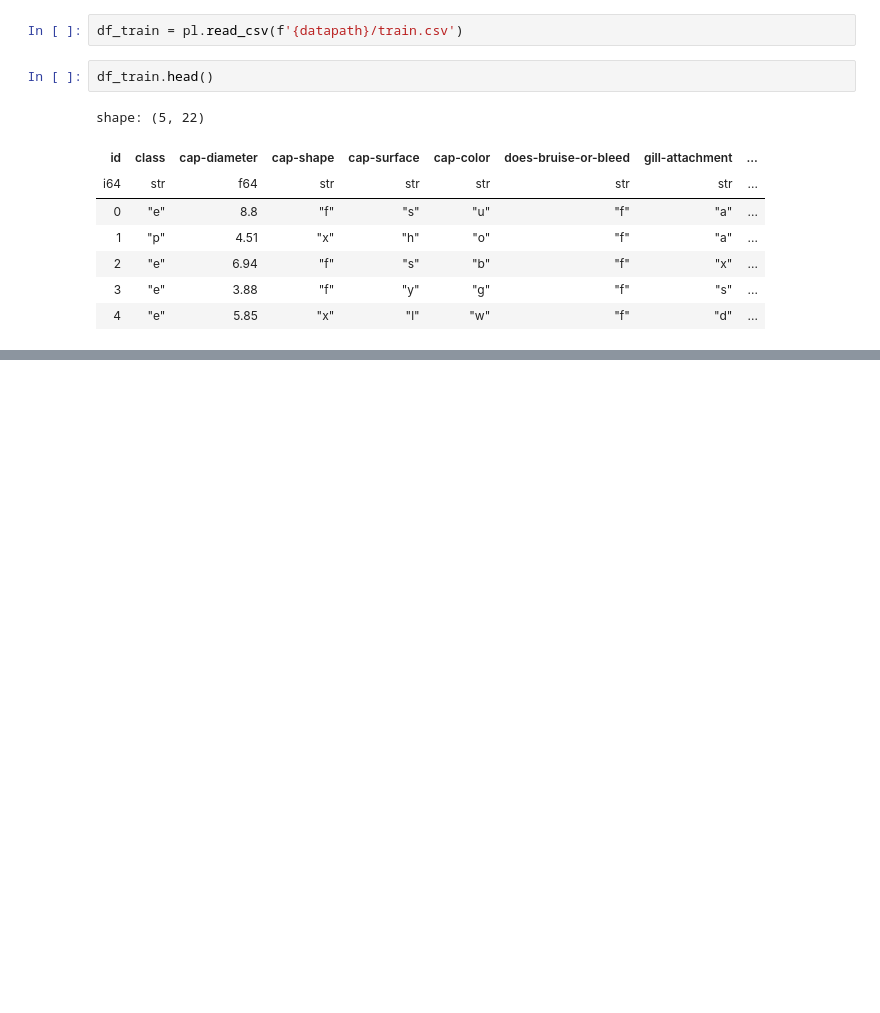
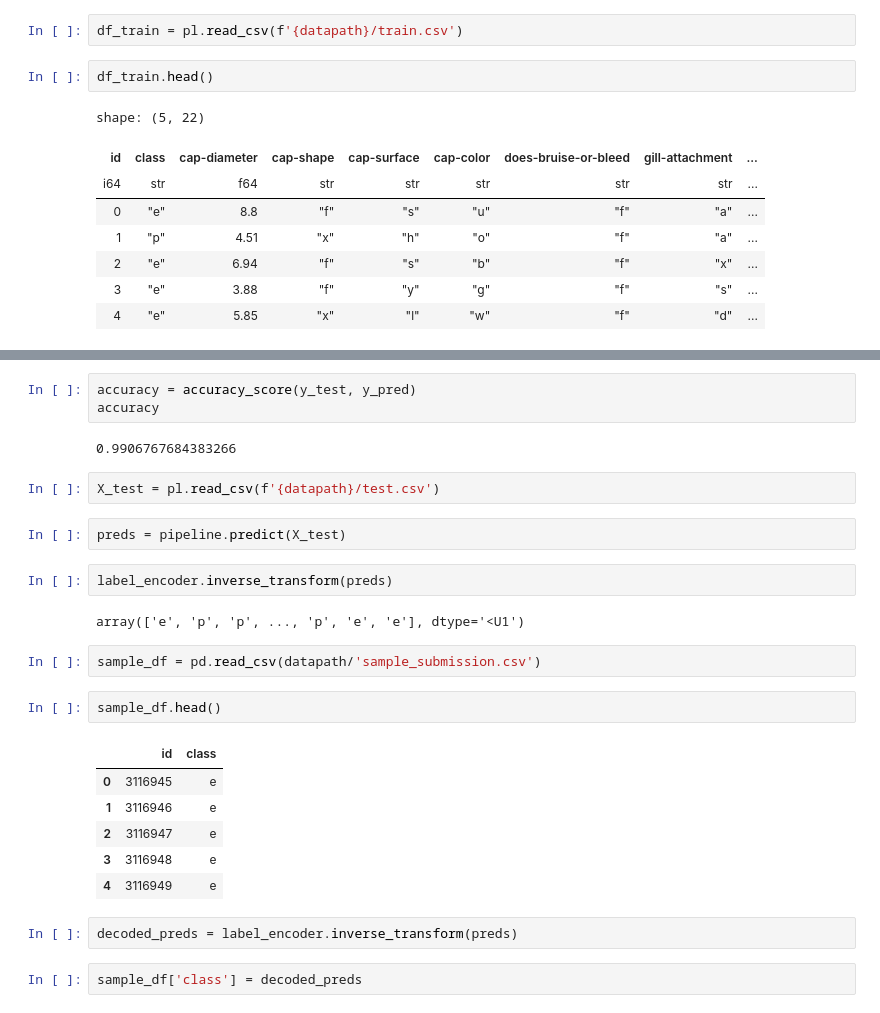
Before and after one commit to peterbull/kaggle-s04e08, a Jupyter notebook: inital_notebook.ipynb, the cells around one changed output, grey strips where cells are left out. Cells and saved outputs as stored; diff of their text form; blank space fills up the shorter version.

```diff
--- a/inital_notebook.ipynb
+++ b/inital_notebook.ipynb
@@ -30,0 +219,28 @@ shape: (5, 22)
+# %%
+accuracy = accuracy_score(y_test, y_pred)
+accuracy
+# %% [output]
+0.9906767684383266
+# %%
+X_test = pl.read_csv(f'{datapath}/test.csv')
+# %%
+preds = pipeline.predict(X_test)
+# %%
+label_encoder.inverse_transform(preds)
+# %% [output]
+array(['e', 'p', 'p', ..., 'p', 'e', 'e'], dtype='<U1')
+# %%
+sample_df = pd.read_csv(datapath/'sample_submission.csv')
+# %%
+sample_df.head()
+# %% [output]
+|  | id | class |
+| 0 | 3116945 | e |
+| 1 | 3116946 | e |
+| 2 | 3116947 | e |
+| 3 | 3116948 | e |
+| 4 | 3116949 | e |
+# %%
+decoded_preds = label_encoder.inverse_transform(preds)
+# %%
+sample_df['class'] = decoded_preds
```
Also changed, not shown: parts of 33 cells of this notebook, 2 other files.
